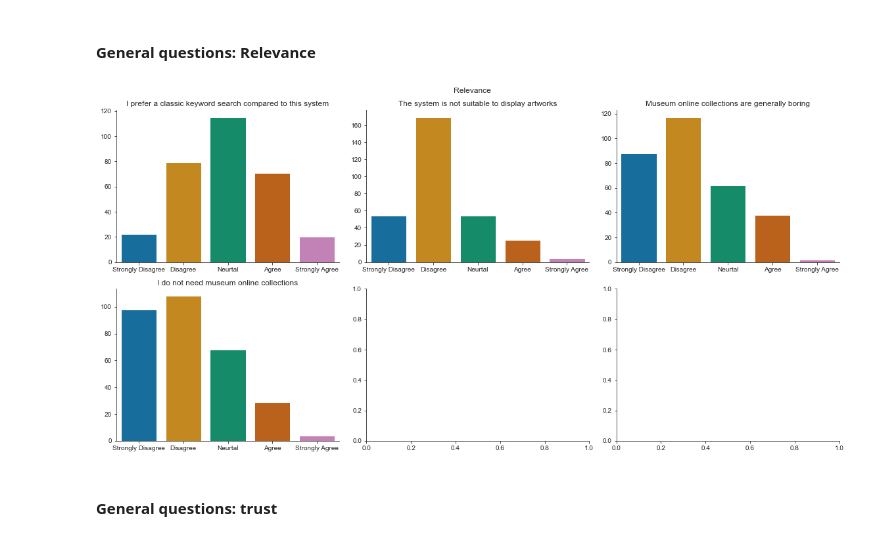
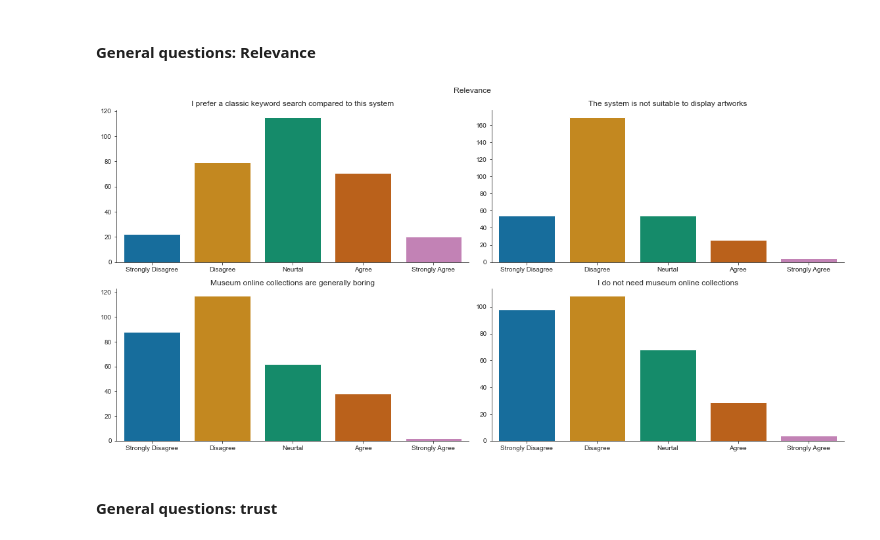
Before and after one commit to MuseRec/analytics, a Jupyter notebook: notebooks/post-study.ipynb, the cells around one changed output. Drawn from its saved outputs; the diff is of its cells as text; code cells hidden in the pictures.

Commit message:
added some further plots

```diff
--- a/notebooks/post-study.ipynb
+++ b/notebooks/post-study.ipynb
@@ -649,28 +649,28 @@ data_formatted.to_csv('../data/merged_user_post_study.csv', index = False)
 #### General questions: Relevance
 # %%
 # Create a larger multi-plot for the bigger question groupings, i.e., satisfaction (5x2)
-fig, axes = plt.subplots(nrows = 2, ncols = 3, figsize = (16, 8))
+fig, axes = plt.subplots(nrows = 2, ncols = 2, figsize = (16, 8))
 axes = axes.ravel()
 
 for ax, q in zip(axes, questions['relevant']):
     p = sns.countplot(
         x = q, data = post_study, ax = ax,
         order = likert_mapping['order']
     )
     p.set(
         ylabel = '',
         xlabel = '',
         xticklabels = likert_mapping['formatted'],
         title = question_mappings[q]
     )
 
 fig.suptitle('Relevance')
 sns.despine()
 plt.tight_layout()
 plt.savefig('../plots/post-study/relevant.png', dpi = 300)
 # plt.show()
 # %% [output]
-[figure, old version]
+[figure, new version]
 # %% [markdown]
 #### General questions: trust
 # %%
```
Also changed, not shown: 2 other files.
